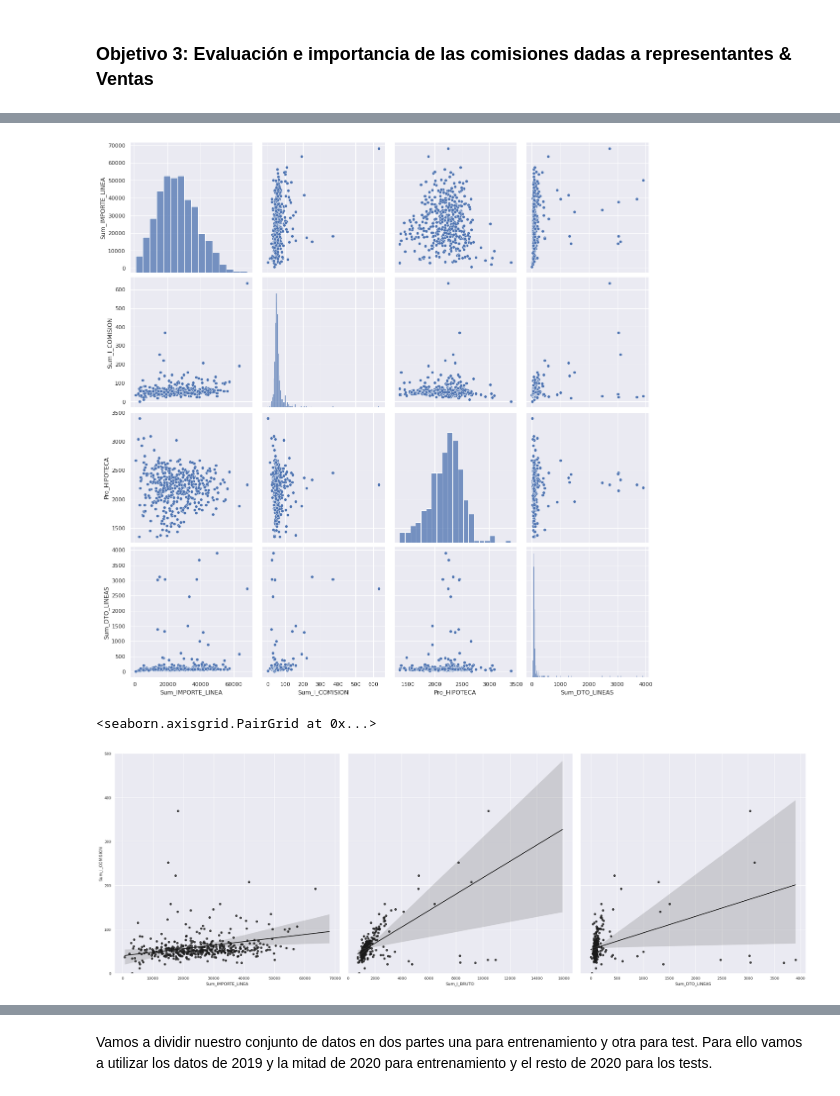
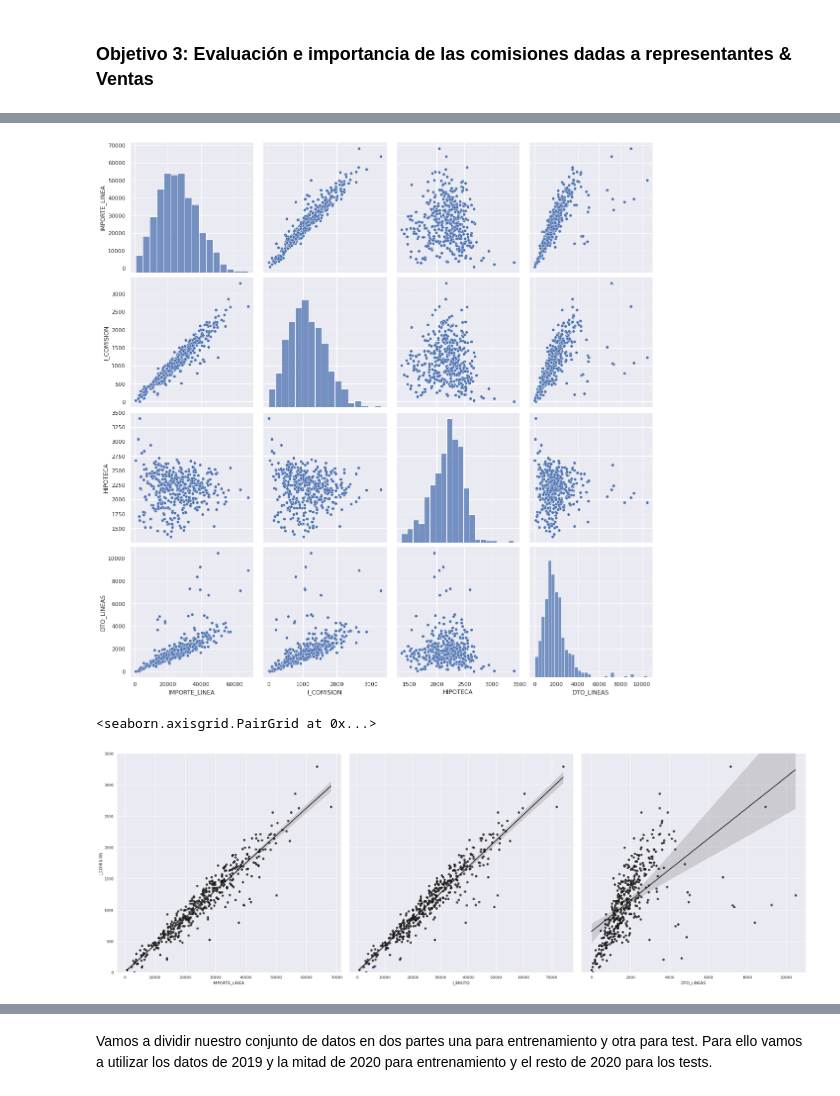
Before and after one commit to pacogp/TFM, a Jupyter notebook: importancia_importe_comisiones.ipynb, the cells around one changed output, grey strips where cells are left out. Drawn from its saved outputs; the diff is of its cells as text; code cells hidden in the pictures.

```diff
--- a/importancia_importe_comisiones.ipynb
+++ b/importancia_importe_comisiones.ipynb
@@ -37,17 +37,17 @@ User uploaded file "IMPORTANCIA_IMPORTE_COMISIONES.csv" with length 85366 bytes
 # %%
 #scatterplot
 
 sns.set()
-cols = ['Sum_IMPORTE_LINEA', 'Sum_I_COMISION','Pro_HIPOTECA','Sum_DTO_LINEAS']
+cols = ['IMPORTE_LINEA', 'I_COMISION','HIPOTECA','DTO_LINEAS']
 sns.pairplot(train[cols], size = 4)
 plt.show();
 # %% [output]
-[figure, old version]
+[figure, new version]
 # %%
-cols = ['Sum_IMPORTE_LINEA', 'Sum_I_BRUTO','Sum_DTO_LINEAS']
-g = sns.PairGrid(train, y_vars=["Sum_I_COMISION"], x_vars=cols, height=10)
+cols = ['IMPORTE_LINEA', 'I_BRUTO','DTO_LINEAS']
+g = sns.PairGrid(train, y_vars=["I_COMISION"], x_vars=cols, height=10)
 g.map(sns.regplot, color=".1")
-g.set(ylim=(0, 500))
+g.set(ylim=(0, 3500))
 # %% [output]
 <seaborn.axisgrid.PairGrid at 0x...>
-[figure, old version]
+[figure, new version]
```
Also changed, not shown: parts of 11 cells of this notebook.
